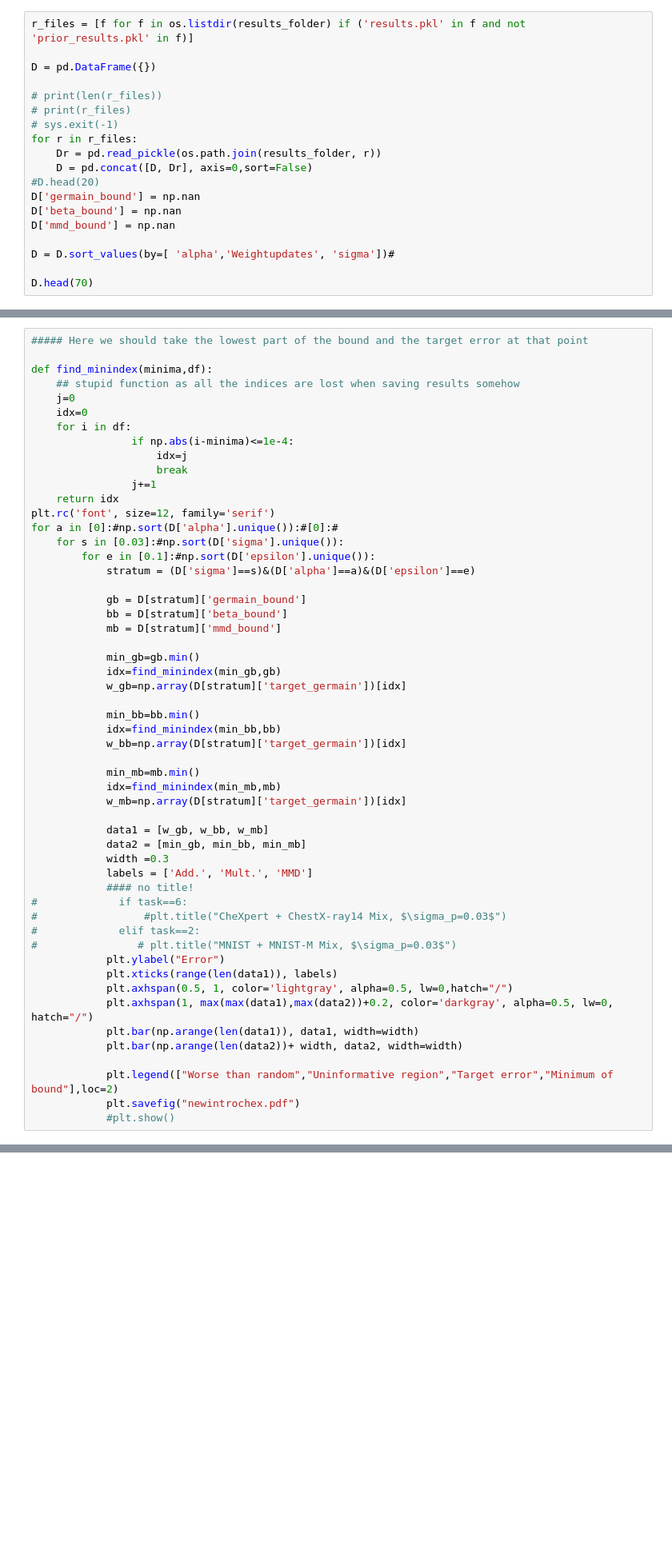
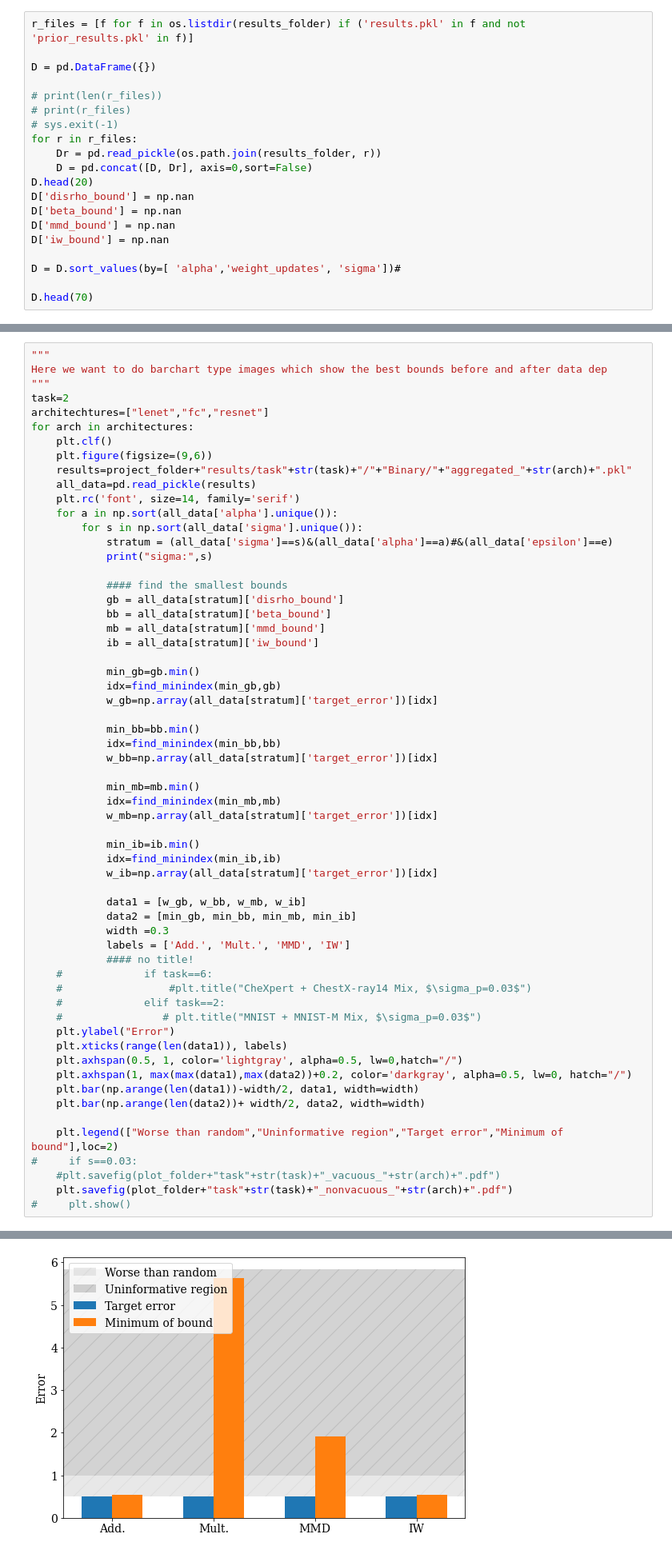
Before and after one commit to Breitholtz/mnist_transfer, a Jupyter notebook: batch_inspect_bounds.ipynb, the cells around one changed output, grey strips where cells are left out. Shown at 80% size. Saved outputs shown, nothing was run; the diff lists cells and outputs as text; blank space fills up the shorter version.

```diff
--- a/batch_inspect_bounds.ipynb
+++ b/batch_inspect_bounds.ipynb
@@ -57,11 +139,12 @@ D = pd.DataFrame({})
 for r in r_files:
     Dr = pd.read_pickle(os.path.join(results_folder, r))
     D = pd.concat([D, Dr], axis=0,sort=False)
-#D.head(20)
-D['germain_bound'] = np.nan
+D.head(20)
+D['disrho_bound'] = np.nan
 D['beta_bound'] = np.nan
 D['mmd_bound'] = np.nan
+D['iw_bound'] = np.nan
 
-D = D.sort_values(by=[ 'alpha','Weightupdates', 'sigma'])#
+D = D.sort_values(by=[ 'alpha','weight_updates', 'sigma'])#
 
 D.head(70)
@@ -202,54 +343,61 @@ plt.savefig("alphaplotmnist.pdf")
 # %%
-##### Here we should take the lowest part of the bound and the target error at that point
+"""
+Here we want to do barchart type images which show the best bounds before and after data dep
+"""
+task=2
+architechtures=["lenet","fc","resnet"]
+for arch in architectures:
+    plt.clf()
+    plt.figure(figsize=(9,6))
+    results=project_folder+"results/task"+str(task)+"/"+"Binary/"+"aggregated_"+str(arch)+".pkl"
+    all_data=pd.read_pickle(results)
+    plt.rc('font', size=14, family='serif')
+    for a in np.sort(all_data['alpha'].unique()):
+        for s in np.sort(all_data['sigma'].unique()):
+            stratum = (all_data['sigma']==s)&(all_data['alpha']==a)#&(all_data['epsilon']==e)
+            print("sigma:",s)
 
-def find_minindex(minima,df):
-    ## stupid function as all the indices are lost when saving results somehow
-    j=0
-    idx=0
-    for i in df:
-                if np.abs(i-minima)<=1e-4:
-                    idx=j
-                    break
-                j+=1
-    return idx
-plt.rc('font', size=12, family='serif')
-for a in [0]:#np.sort(D['alpha'].unique()):#[0]:#
-    for s in [0.03]:#np.sort(D['sigma'].unique()):
-        for e in [0.1]:#np.sort(D['epsilon'].unique()):
-            stratum = (D['sigma']==s)&(D['alpha']==a)&(D['epsilon']==e)
-
-            gb = D[stratum]['germain_bound']
-            bb = D[stratum]['beta_bound']
-            mb = D[stratum]['mmd_bound']
+            #### find the smallest bounds
+            gb = all_data[stratum]['disrho_bound']
+            bb = all_data[stratum]['beta_bound']
+            mb = all_data[stratum]['mmd_bound']
+            ib = all_data[stratum]['iw_bound']
 
             min_gb=gb.min()
             idx=find_minindex(min_gb,gb)
-            w_gb=np.array(D[stratum]['target_germain'])[idx]
+            w_gb=np.array(all_data[stratum]['target_error'])[idx]
 
             min_bb=bb.min()
             idx=find_minindex(min_bb,bb)
-            w_bb=np.array(D[stratum]['target_germain'])[idx]
+            w_bb=np.array(all_data[stratum]['target_error'])[idx]
 
             min_mb=mb.min()
             idx=find_minindex(min_mb,mb)
-            w_mb=np.array(D[stratum]['target_germain'])[idx]
+            w_mb=np.array(all_data[stratum]['target_error'])[idx]
 
-            data1 = [w_gb, w_bb, w_mb]
-            data2 = [min_gb, min_bb, min_mb]
+            min_ib=ib.min()
+            idx=find_minindex(min_ib,ib)
+            w_ib=np.array(all_data[stratum]['target_error'])[idx]
+
+            data1 = [w_gb, w_bb, w_mb, w_ib]
+            data2 = [min_gb, min_bb, min_mb, min_ib]
             width =0.3
-            labels = ['Add.', 'Mult.', 'MMD']
+            labels = ['Add.', 'Mult.', 'MMD', 'IW']
             #### no title!
-#             if task==6:
-#                 #plt.title("CheXpert + ChestX-ray14 Mix, $\sigma_p=0.03$")
-#             elif task==2:
-#                # plt.title("MNIST + MNIST-M Mix, $\sigma_p=0.03$")
-            plt.ylabel("Error")
-            plt.xticks(range(len(data1)), labels)
-            plt.axhspan(0.5, 1, color='lightgray', alpha=0.5, lw=0,hatch="/")
-            plt.axhspan(1, max(max(data1),max(data2))+0.2, color='darkgray', alpha=0.5, lw=0, hatch="/")
-            plt.bar(np.arange(len(data1)), data1, width=width)
-            plt.bar(np.arange(len(data2))+ width, data2, width=width)
+    #             if task==6:
+    #                 #plt.title("CheXpert + ChestX-ray14 Mix, $\sigma_p=0.03$")
+    #             elif task==2:
+    #                # plt.title("MNIST + MNIST-M Mix, $\sigma_p=0.03$")
+    plt.ylabel("Error")
+    plt.xticks(range(len(data1)), labels)
+    plt.axhspan(0.5, 1, color='lightgray', alpha=0.5, lw=0,hatch="/")
+    plt.axhspan(1, max(max(data1),max(data2))+0.2, color='darkgray', alpha=0.5, lw=0, hatch="/")
+    plt.bar(np.arange(len(data1))-width/2, data1, width=width)
+    plt.bar(np.arange(len(data2))+ width/2, data2, width=width)
 
-            plt.legend(["Worse than random","Uninformative region","Target error","Minimum of bound"],loc=2)
-            plt.savefig("newintrochex.pdf")
-            #plt.show()
+    plt.legend(["Worse than random","Uninformative region","Target error","Minimum of bound"],loc=2)
+#     if s==0.03:
+    #plt.savefig(plot_folder+"task"+str(task)+"_vacuous_"+str(arch)+".pdf")
+    plt.savefig(plot_folder+"task"+str(task)+"_nonvacuous_"+str(arch)+".pdf")
+#     plt.show()
+# %% [output]
@@ -255,0 +424 @@ for a in [0]:#np.sort(D['alpha'].unique()):#[0]:#
+[figure, added]
```
Also changed, not shown: parts of 18 cells of this notebook, 19 other files.
